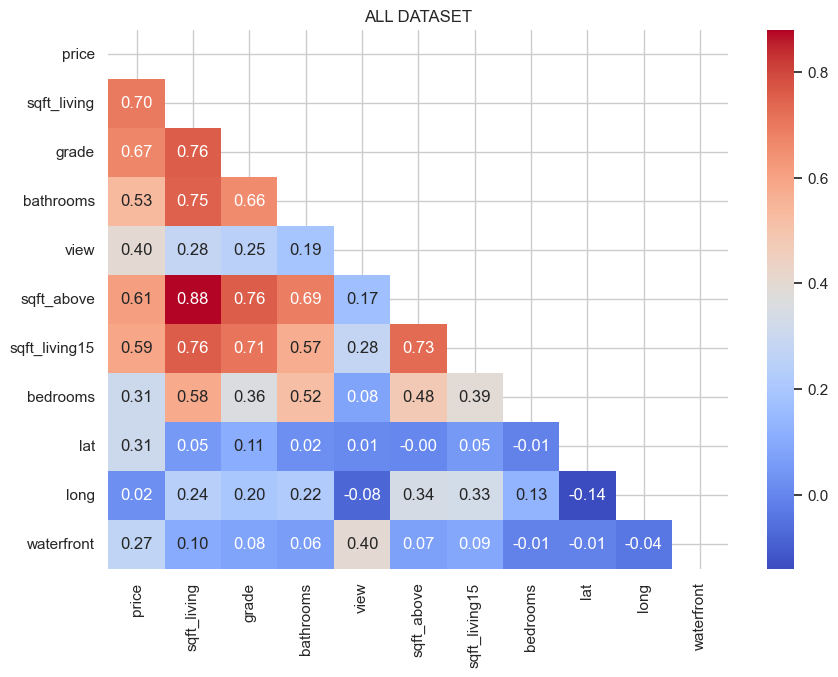
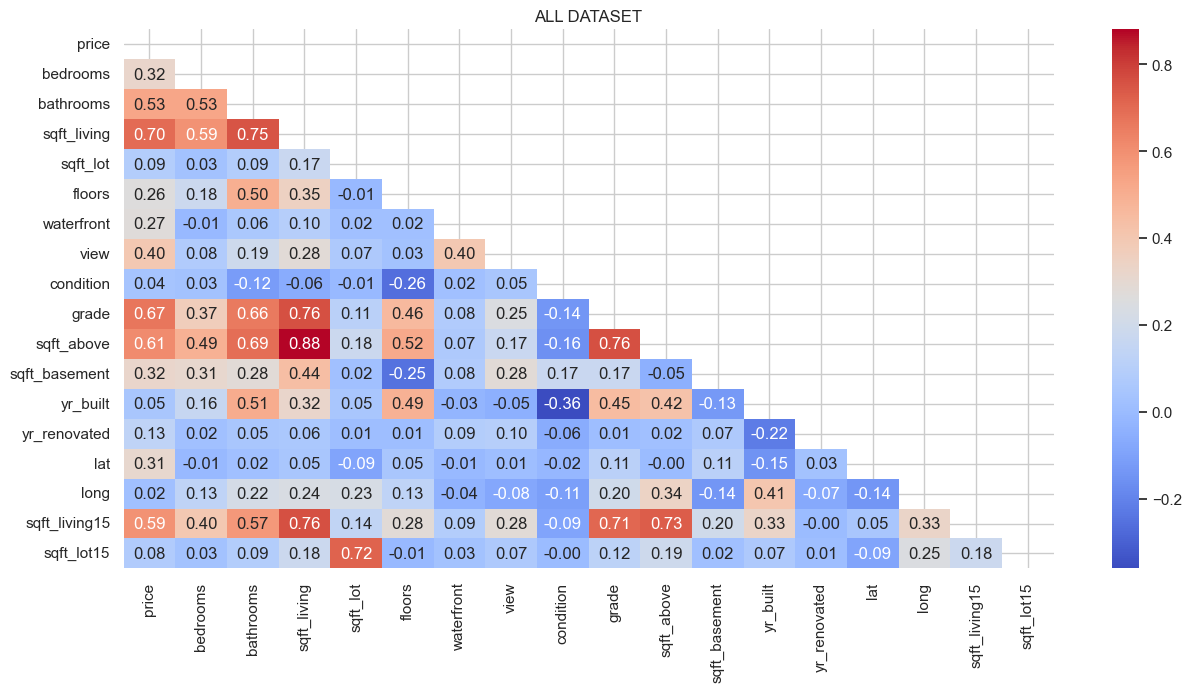
Code edit (unified diff) that turned the first committed figure into the second:
--- before
+++ after
@@ -1,6 +1,6 @@
-correlation_matrix = round(df_model[corr_cols].corr(),2)
+correlation_matrix = round(df_model[df_model.columns].corr(),2)
 
 mask = np.triu(np.ones_like(correlation_matrix, dtype=bool))
-plt.figure(figsize=(10, 7))
+plt.figure(figsize=(15, 7))
 sns.heatmap(correlation_matrix, mask=mask, annot=True, cmap="coolwarm", fmt=".2f")
 

Commit: PROJECT WEEK 5: EDA correction